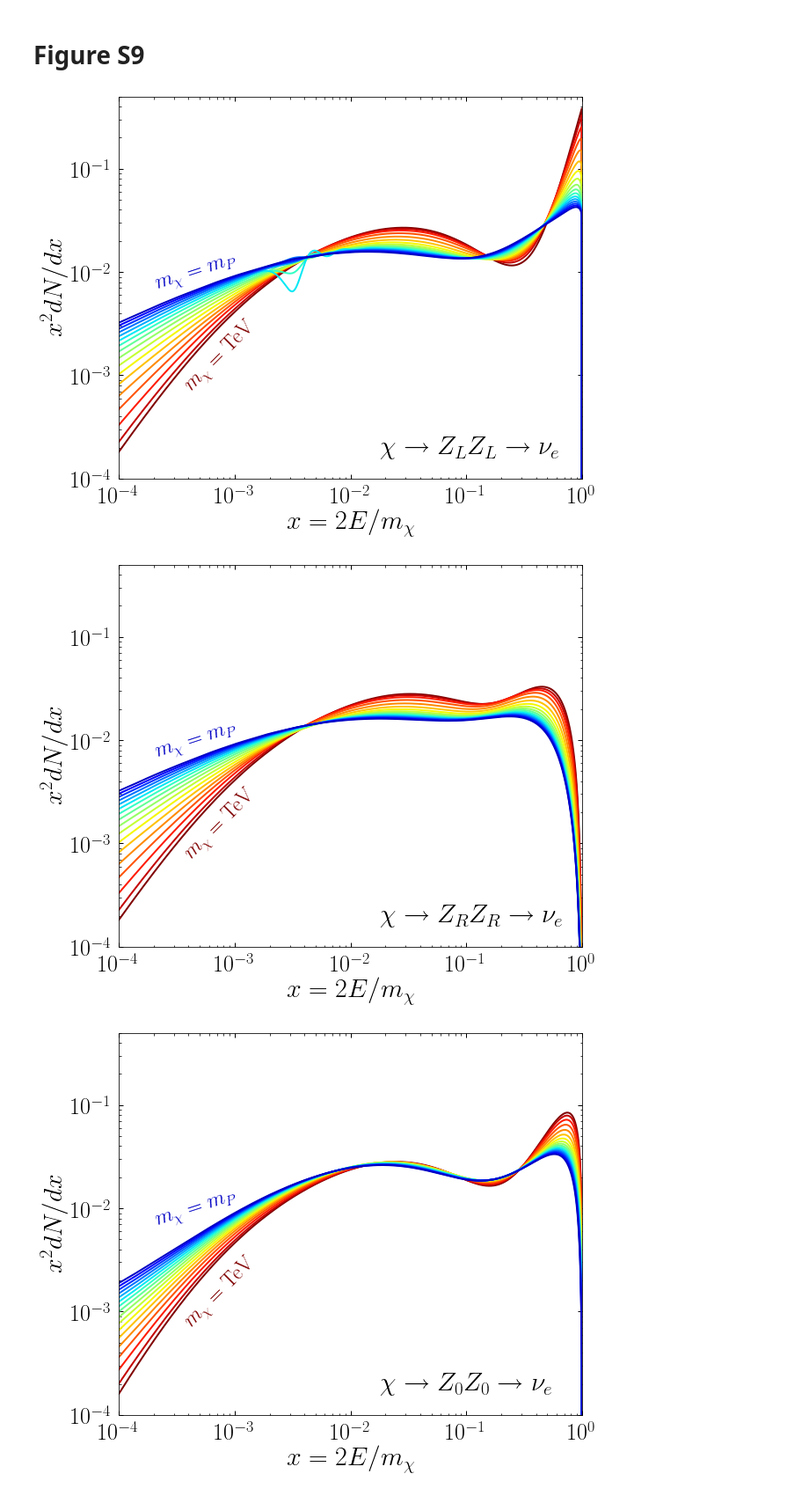
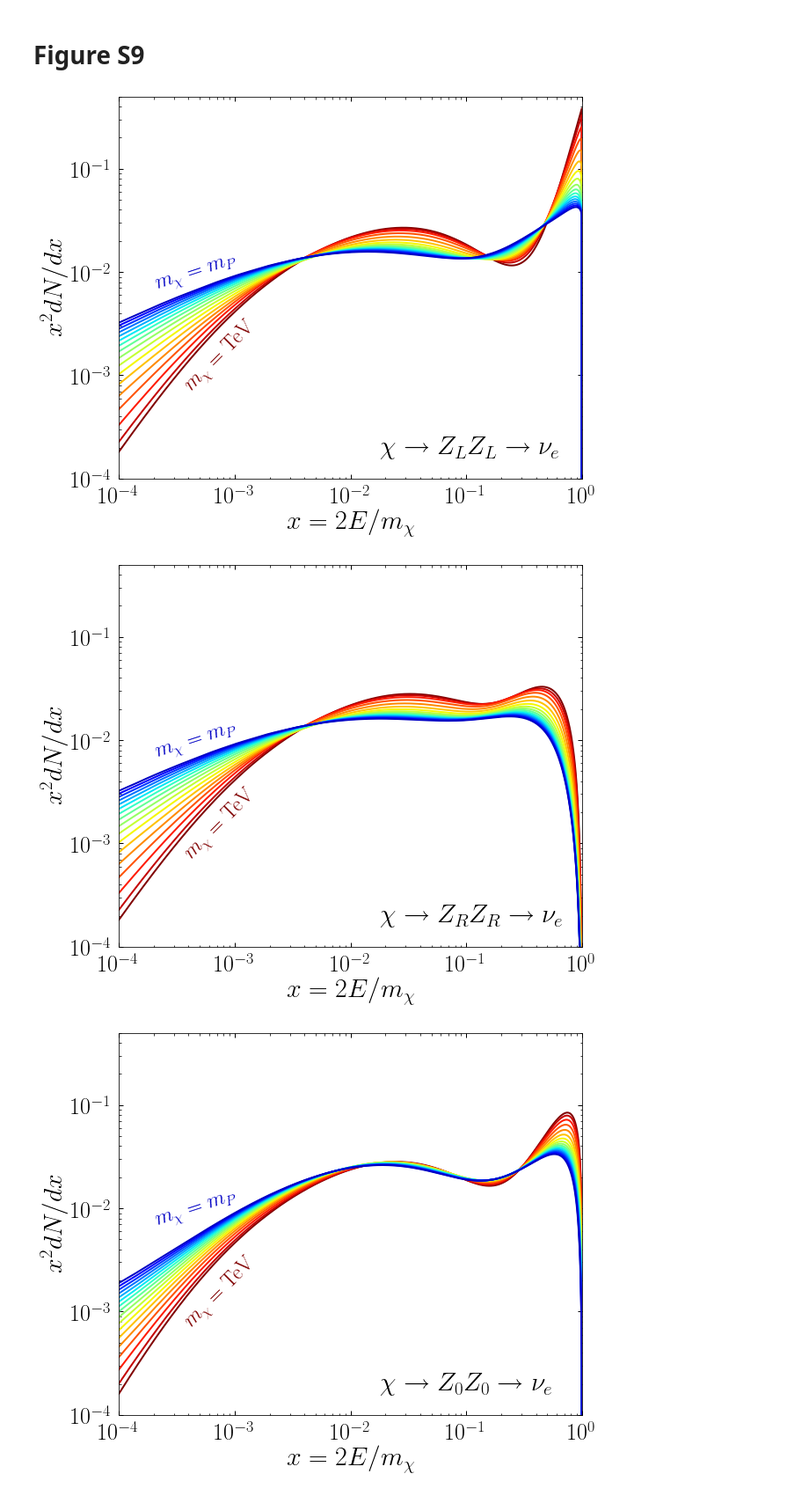
Before and after one commit to nickrodd/HDMSpectra, a Jupyter notebook: examples/ReproducingPlots.ipynb, the cells around one changed output. Shown at 88% size. Cells and saved outputs as stored; diff of their text form; code cells hidden in the pictures.

Commit message:
Point to the data manually

```diff
--- a/examples/ReproducingPlots.ipynb
+++ b/examples/ReproducingPlots.ipynb
@@ -44,15 +44,17 @@ mpl.rcParams['legend.frameon'] = False
 # %% [markdown]
 ## Figure 1
 # %%
+data = '../HDMSpectra/HDMSpectra.hdf5' # location of hdf5 file
+
 mDM = 2.e9 # mass [GeV]
 x = np.logspace(-4.,0.,1000) # energy fractions
 
 high_id = 12 # pdg id of high scale state, indicating decay to nue and anti-nue
 
 low_id = 12 # low scale id, here nue
-nue = HDMSpectra.spec(low_id, high_id, x, mDM)
+nue = HDMSpectra.spec(low_id, high_id, x, mDM, data)
 low_id = 22 # low scale id, here photon
-gam = HDMSpectra.spec(low_id, high_id, x, mDM)
+gam = HDMSpectra.spec(low_id, high_id, x, mDM, data)
 
 high_id = 5 # pdg id of high scale state, indicating decay to a b and anti-b quark (average over chirality)
 low_id = 22 # pdg id of low scale state, here a photon
@@ -94,7 +96,7 @@ low_id = 22 # pdg id of low scale state, here a photon
 fig, ax = plt.subplots(1, figsize=(10/1.1, 8/1.1))
 
 for i, m in enumerate(mDM):
-    dNdx = HDMSpectra.spec(low_id, high_id, x, m)
+    dNdx = HDMSpectra.spec(low_id, high_id, x, m, data)
     plt.plot(x, x**2.*dNdx,
              lw=2., c=cm((len(mDM)-i)/float(len(mDM))))
 
@@ -241,7 +243,7 @@ xvals = np.logspace(-4.,0.,1000)
 fig, ax = plt.subplots(1, figsize=(10/1.1, 8/1.1))
 
 for i, iQ in enumerate(Qvals):
-    dNdx = HDMSpectra.spec(11, 25, xvals, iQ)
+    dNdx = HDMSpectra.spec(11, 25, xvals, iQ, data)
     plt.plot(xvals, xvals**2.*dNdx,
              lw=2., c=cm((len(Qvals)-i)/float(len(Qvals))))
 
@@ -266,7 +268,7 @@ plt.show()
 fig, ax = plt.subplots(1, figsize=(10/1.1, 8/1.1))
 
 for i, iQ in enumerate(Qvals):
-    dNdx = HDMSpectra.spec(14, 11, xvals, iQ)
+    dNdx = HDMSpectra.spec(14, 11, xvals, iQ, data)
     plt.plot(xvals, xvals**2.*dNdx,
              lw=2., c=cm((len(Qvals)-i)/float(len(Qvals))))
 
@@ -293,7 +295,7 @@ plt.show()
 fig, ax = plt.subplots(1, figsize=(10/1.1, 8/1.1))
 
 for i, iQ in enumerate(Qvals):
-    dNdx = HDMSpectra.spec(16, 6, xvals, iQ)
+    dNdx = HDMSpectra.spec(16, 6, xvals, iQ, data)
     plt.plot(xvals, xvals**2.*dNdx,
              lw=2., c=cm((len(Qvals)-i)/float(len(Qvals))))
 
@@ -318,8 +320,8 @@ plt.show()
 fig, ax = plt.subplots(1, figsize=(10/1.1, 8/1.1))
 
 for i, iQ in enumerate(Qvals):
-    dNdx = (HDMSpectra.spec(12, 1924, xvals, iQ)
-           +HDMSpectra.spec(12, 2924, xvals, iQ))/2.
+    dNdx = (HDMSpectra.spec(12, 1924, xvals, iQ, data)
+           +HDMSpectra.spec(12, 2924, xvals, iQ, data))/2.
     plt.plot(xvals, xvals**2.*dNdx,
              lw=2., c=cm((len(Qvals)-i)/float(len(Qvals))))
 
@@ -351,7 +353,7 @@ xvals = np.logspace(-4.,0.,1000)
 fig, ax = plt.subplots(1, figsize=(10/1.1, 8/1.1))
 
 for i, iQ in enumerate(Qvals):
-    dNdx = HDMSpectra.spec(12, 1923, xvals, iQ)
+    dNdx = HDMSpectra.spec(12, 1923, xvals, iQ, data)
     plt.plot(xvals, xvals**2.*dNdx,
              lw=2., c=cm((len(Qvals)-i)/float(len(Qvals))))
 
@@ -368,35 +370,35 @@ plt.text(2.e-4, 10**(-1.95),r'$m_{\chi} =m_P$', fontsize=24,
 plt.text(3.5e-4, 10**(-2.6),r'$m_{\chi} =$ TeV', fontsize=24,
          color=cm(1.), rotation=45)
 
 plt.tight_layout()
 plt.show()
 
 
 ### Top Left
 fig, ax = plt.subplots(1, figsize=(10/1.1, 8/1.1))
 
 for i, iQ in enumerate(Qvals):
-    dNdx = HDMSpectra.spec(12, 2923, xvals, iQ)
+    dNdx = HDMSpectra.spec(12, 2923, xvals, iQ, data)
     plt.plot(xvals, xvals**2.*dNdx,
              lw=2., c=cm((len(Qvals)-i)/float(len(Qvals))))
 
 plt.xscale('log')
 plt.yscale('log')
 plt.xlim([1.e-4,1.])
 plt.ylim([1.e-4,5.e-1])
 plt.xlabel(r"$x = 2E/m_{\chi}$", fontsize=30)
 plt.ylabel(r"$x^2 dN/dx$", fontsize=30)
 
 plt.text(1.8e-2, 10**(-3.8),r'$\chi \to Z_R Z_R \to \nu_e$', fontsize=30)
 plt.text(2.e-4, 10**(-1.95),r'$m_{\chi} =m_P$', fontsize=24,
          color=cm(1./float(len(Qvals))),rotation=18)
 plt.text(3.5e-4, 10**(-2.6),r'$m_{\chi} =$ TeV', fontsize=24,
          color=cm(1.),rotation=45)
 
 plt.tight_layout()
 plt.show()
 # %% [output]
-[figure, old version]
+[figure, new version]
 [figure]
 # %%
 ### Bottom
```
Also changed, not shown: parts of 4 cells of this notebook, 2 other files.
